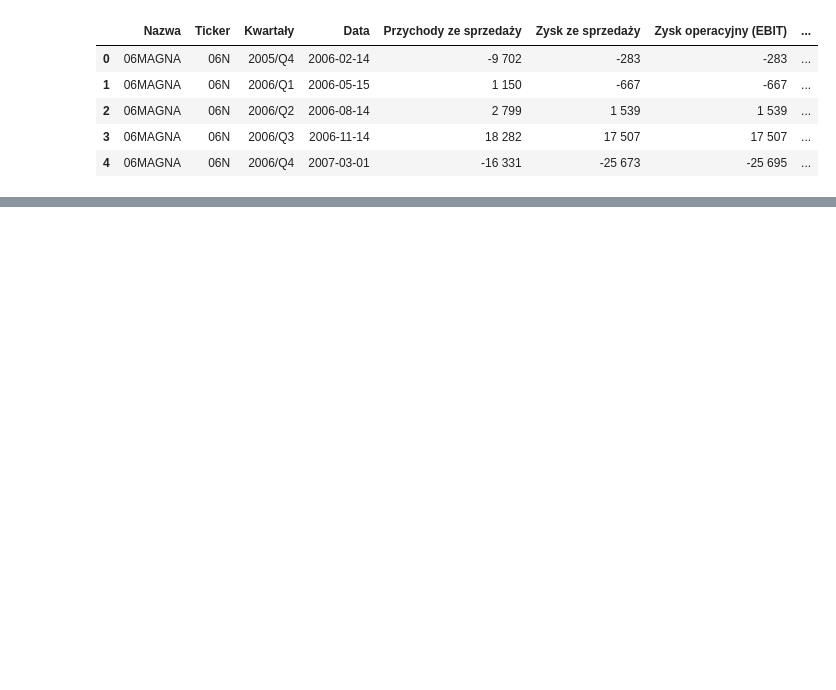
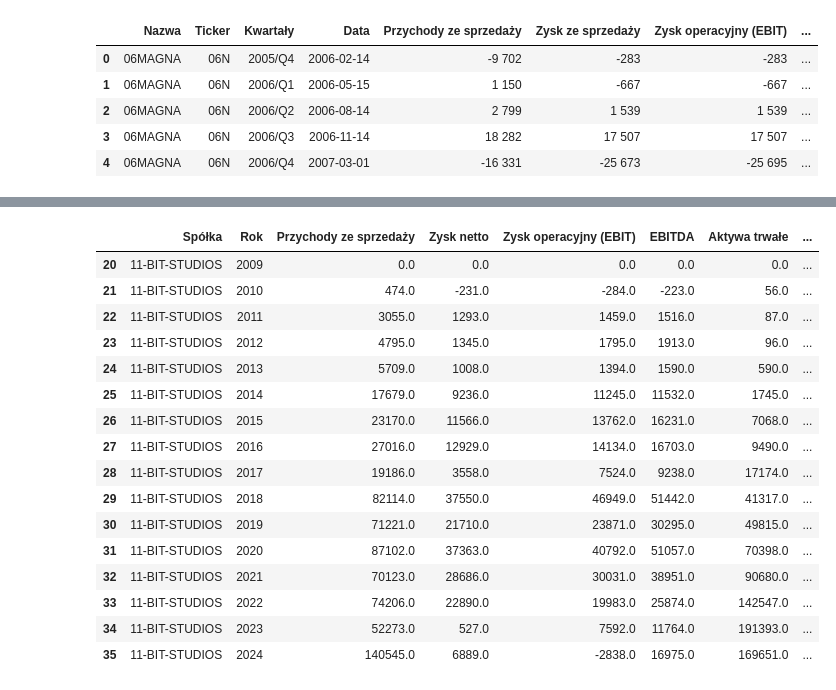
Before and after one commit to WaznyKamo/Stock-analysis, a Jupyter notebook: Data/data_preparation.ipynb, the cells around one changed output, grey strips where cells are left out. Cells and saved outputs as stored; diff of their text form; code cells hidden in the pictures; blank space fills up the shorter version.

```diff
--- a/Data/data_preparation.ipynb
+++ b/Data/data_preparation.ipynb
@@ -147,0 +242,13 @@ income_yearly.to_csv('app_income_yearly.csv', index=False)
+# %%
+base = base[~base['Rok'].astype(str).str.contains('K|Q', regex=True, case=False)]
+flow = flow[~flow['Rok'].astype(str).str.contains('K|Q', regex=True, case=False)]
+bilans = bilans[~bilans['Rok'].astype(str).str.contains('K|Q', regex=True, case=False)]
+
+base['Rok'] = pd.to_numeric(base['Rok'], errors='coerce')
+flow['Rok'] = pd.to_numeric(flow['Rok'], errors='coerce')
+bilans['Rok'] = pd.to_numeric(bilans['Rok'], errors='coerce')
+# %%
+df_merged = base.merge(flow, on=['Spółka', 'Rok'], how='outer') \
+                .merge(bilans, on=['Spółka', 'Rok'], how='outer')
+
+df_merged.info()
@@ -147,0 +273,9 @@ income_yearly.to_csv('app_income_yearly.csv', index=False)
+# %%
+significant_columns = ['Spółka', 'Rok', 'Przychody ze sprzedaży',  'Zysk netto', 'Zysk operacyjny (EBIT)', 'EBITDA',
+                       'Aktywa trwałe', 'Aktywa obrotowe', 'Aktywa razem', 'Kapitał własny akcjonariuszy jednostki dominującej',
+                       'Zobowiązania długoterminowe', 'Zobowiązania krótkoterminowe', 'Pasywa razem',
+                       'Przepływy pieniężne z działalności operacyjnej', 'Przepływy pieniężne z działalności inwestycyjnej', 'Przepływy pieniężne razem']
+
+financial_report = df_merged[significant_columns].copy()
+
+financial_report.head()
@@ -147,0 +289,4 @@ income_yearly.to_csv('app_income_yearly.csv', index=False)
+# %%
+financial_report['Lata raportu'] = financial_report.groupby('Spółka')['Rok'].transform(lambda x: x.max() - x)
+
+financial_report.head()
@@ -147,0 +300,20 @@ income_yearly.to_csv('app_income_yearly.csv', index=False)
+# %%
+financial_report[financial_report['Spółka'] == '11-BIT-STUDIOS'].head(20)
+# %% [output]
+|  | Spółka | Rok | Przychody ze sprzedaży | Zysk netto | Zysk operacyjny (EBIT) | EBITDA | Aktywa trwałe | ... |
+| 20 | 11-BIT-STUDIOS | 2009 | 0.0 | 0.0 | 0.0 | 0.0 | 0.0 | ... |
+| 21 | 11-BIT-STUDIOS | 2010 | 474.0 | -231.0 | -284.0 | -223.0 | 56.0 | ... |
+| 22 | 11-BIT-STUDIOS | 2011 | 3055.0 | 1293.0 | 1459.0 | 1516.0 | 87.0 | ... |
+| 23 | 11-BIT-STUDIOS | 2012 | 4795.0 | 1345.0 | 1795.0 | 1913.0 | 96.0 | ... |
+| 24 | 11-BIT-STUDIOS | 2013 | 5709.0 | 1008.0 | 1394.0 | 1590.0 | 590.0 | ... |
+| 25 | 11-BIT-STUDIOS | 2014 | 17679.0 | 9236.0 | 11245.0 | 11532.0 | 1745.0 | ... |
+| 26 | 11-BIT-STUDIOS | 2015 | 23170.0 | 11566.0 | 13762.0 | 16231.0 | 7068.0 | ... |
+| 27 | 11-BIT-STUDIOS | 2016 | 27016.0 | 12929.0 | 14134.0 | 16703.0 | 9490.0 | ... |
+| 28 | 11-BIT-STUDIOS | 2017 | 19186.0 | 3558.0 | 7524.0 | 9238.0 | 17174.0 | ... |
+| 29 | 11-BIT-STUDIOS | 2018 | 82114.0 | 37550.0 | 46949.0 | 51442.0 | 41317.0 | ... |
+| 30 | 11-BIT-STUDIOS | 2019 | 71221.0 | 21710.0 | 23871.0 | 30295.0 | 49815.0 | ... |
+| 31 | 11-BIT-STUDIOS | 2020 | 87102.0 | 37363.0 | 40792.0 | 51057.0 | 70398.0 | ... |
+| 32 | 11-BIT-STUDIOS | 2021 | 70123.0 | 28686.0 | 30031.0 | 38951.0 | 90680.0 | ... |
+| 33 | 11-BIT-STUDIOS | 2022 | 74206.0 | 22890.0 | 19983.0 | 25874.0 | 142547.0 | ... |
+| 34 | 11-BIT-STUDIOS | 2023 | 52273.0 | 527.0 | 7592.0 | 11764.0 | 191393.0 | ... |
+| 35 | 11-BIT-STUDIOS | 2024 | 140545.0 | 6889.0 | -2838.0 | 16975.0 | 169651.0 | ... |
```
Also changed, not shown: parts of 14 cells of this notebook, 28 other files.
